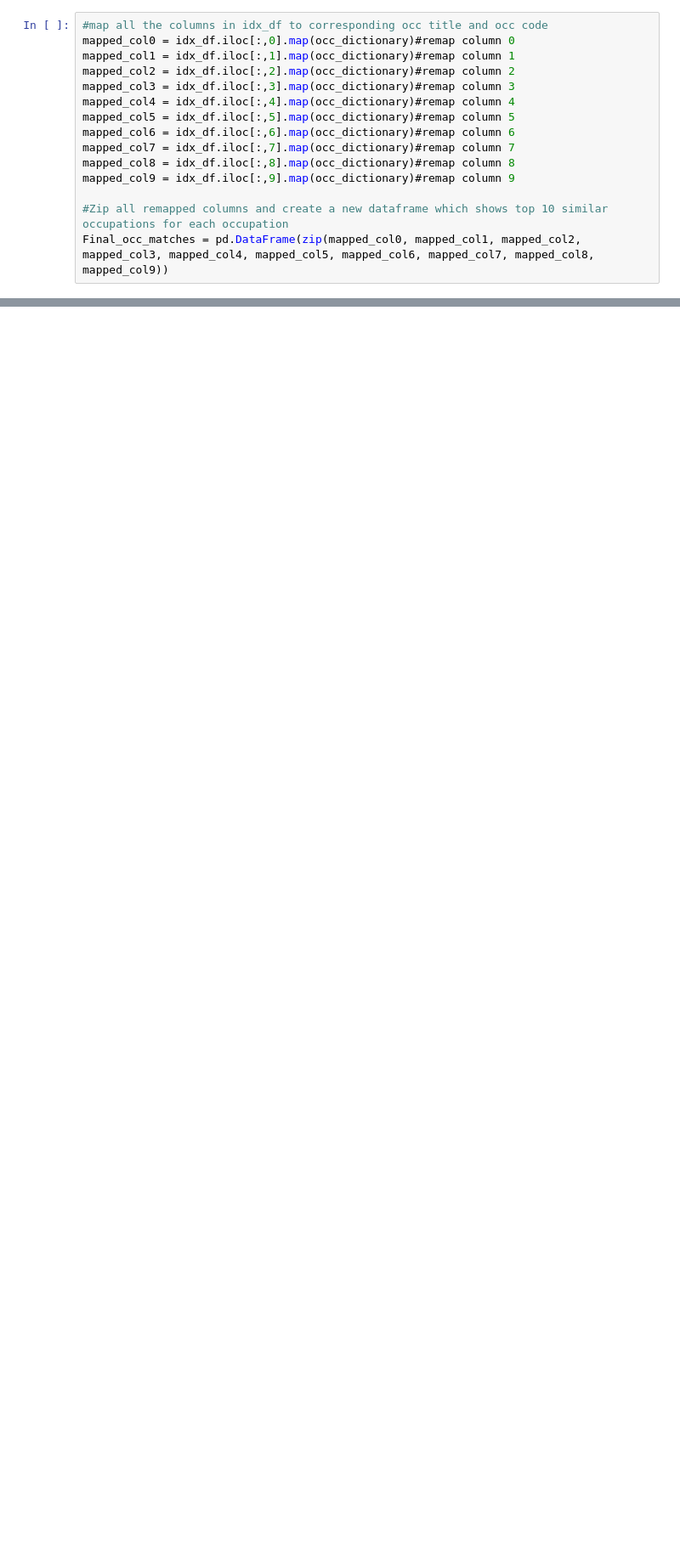
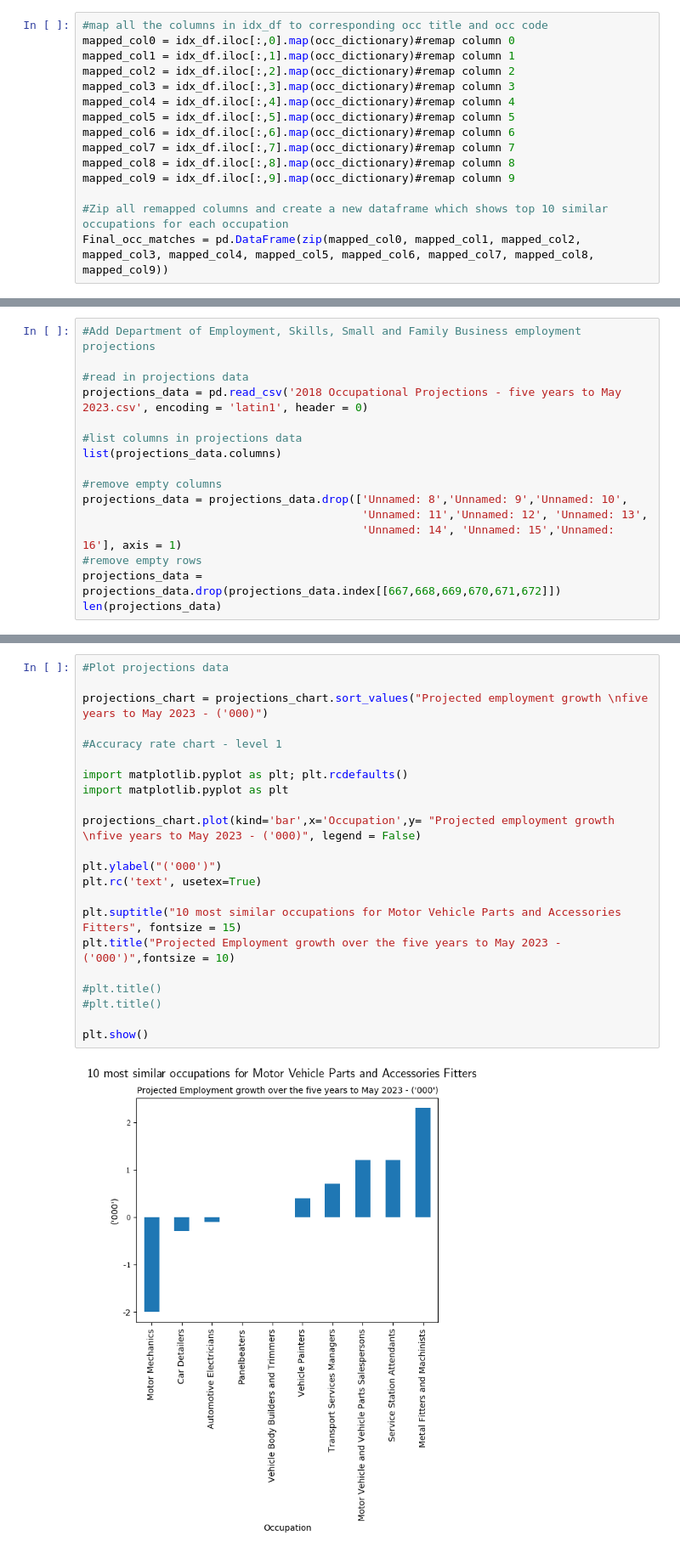
Before and after one commit to preshantjoseph/Assignment4, a Jupyter notebook: A4_Preshant_Joseph.ipynb, the cells around one changed output, grey strips where cells are left out. Shown: that part at 85% size. Cells and saved outputs as stored; diff of their text form; blank space fills up the shorter version.

Commit message:
Added example of the insights that can be achieved using the occupation tool and Dept of Employent projections data

```diff
--- a/A4_Preshant_Joseph.ipynb
+++ b/A4_Preshant_Joseph.ipynb
@@ -294,0 +288,16 @@ Final_occ_matches.loc[351]
+# %%
+#Add Department of Employment, Skills, Small and Family Business employment projections
+
+#read in projections data
+projections_data = pd.read_csv('2018 Occupational Projections - five years to May 2023.csv', encoding = 'latin1', header = 0)
+
+#list columns in projections data
+list(projections_data.columns)
+
+#remove empty columns
+projections_data = projections_data.drop(['Unnamed: 8','Unnamed: 9','Unnamed: 10',
+                                          'Unnamed: 11','Unnamed: 12', 'Unnamed: 13',
+                                          'Unnamed: 14', 'Unnamed: 15','Unnamed: 16'], axis = 1)
+#remove empty rows
+projections_data = projections_data.drop(projections_data.index[[667,668,669,670,671,672]])
+len(projections_data)
@@ -294,0 +360,24 @@ Final_occ_matches.loc[351]
+# %%
+#Plot projections data
+
+projections_chart = projections_chart.sort_values("Projected employment growth \nfive years to May 2023 - ('000)")
+
+#Accuracy rate chart - level 1
+
+import matplotlib.pyplot as plt; plt.rcdefaults()
+import matplotlib.pyplot as plt
+
+projections_chart.plot(kind='bar',x='Occupation',y= "Projected employment growth \nfive years to May 2023 - ('000)", legend = False)
+
+plt.ylabel("('000')")
+plt.rc('text', usetex=True)
+
+plt.suptitle("10 most similar occupations for Motor Vehicle Parts and Accessories Fitters", fontsize = 15)
+plt.title("Projected Employment growth over the five years to May 2023 - ('000')",fontsize = 10)
+
+#plt.title()
+#plt.title()
+
+plt.show()
+# %% [output]
+[figure, added]
```
Also changed, not shown: parts of 14 cells of this notebook.
